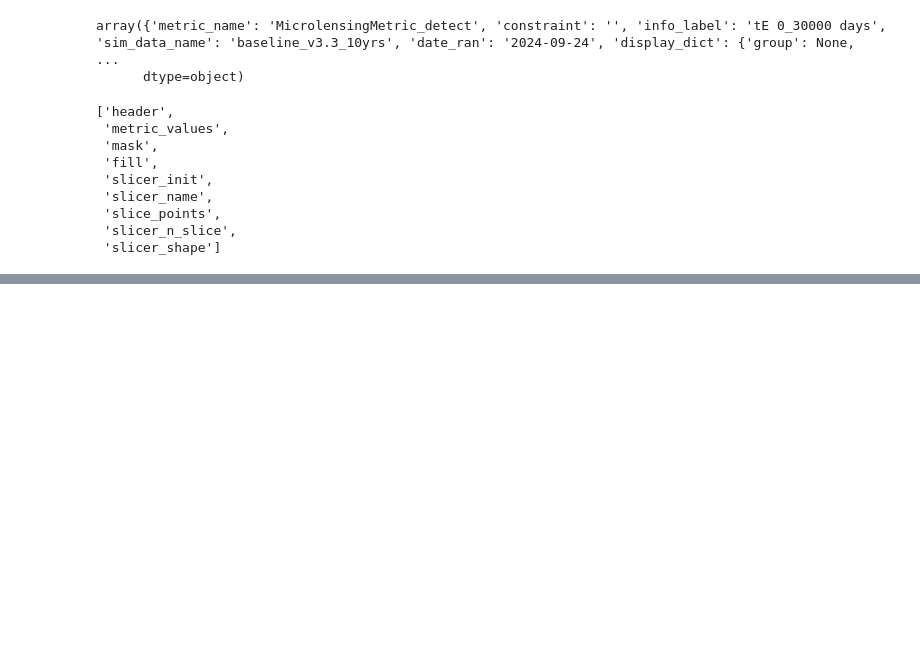
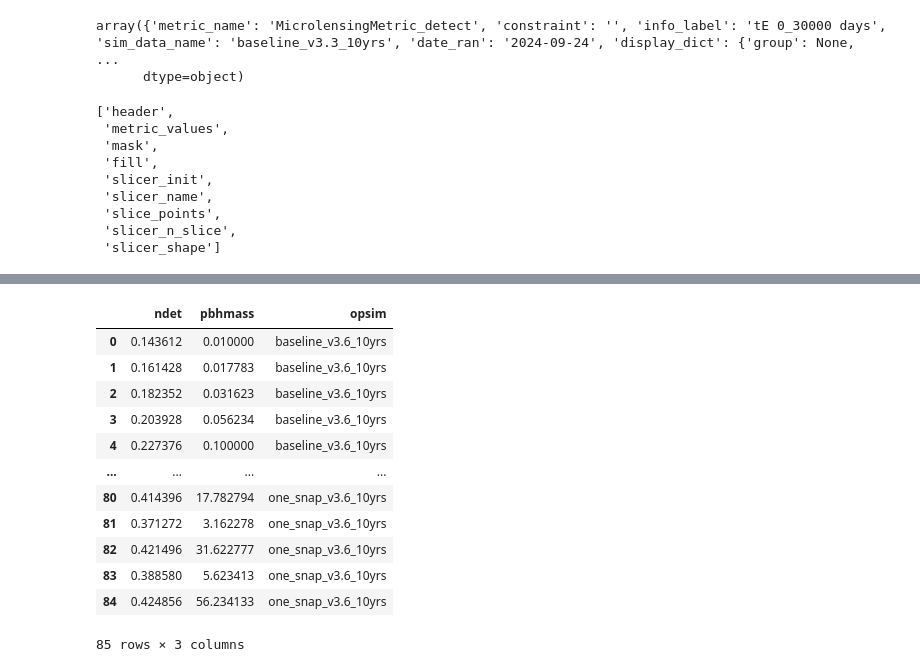
Before and after one commit to duncanwood/rubinsim-ml, a Jupyter notebook: notebooks/2024-09-30 making events.ipynb, the cells around one changed output, grey strips where cells are left out. Saved outputs shown, nothing was run; the diff lists cells and outputs as text; code cells hidden in the pictures; blank space fills up the shorter version.

```diff
--- a/notebooks/2024-09-30 making events.ipynb
+++ b/notebooks/2024-09-30 making events.ipynb
@@ -115,0 +452,16 @@ data['metric_values'].shape
+# %%
+det_df
+# %% [output]
+|  | ndet | pbhmass | opsim |
+| 0 | 0.143612 | 0.010000 | baseline_v3.6_10yrs |
+| 1 | 0.161428 | 0.017783 | baseline_v3.6_10yrs |
+| 2 | 0.182352 | 0.031623 | baseline_v3.6_10yrs |
+| 3 | 0.203928 | 0.056234 | baseline_v3.6_10yrs |
+| 4 | 0.227376 | 0.100000 | baseline_v3.6_10yrs |
+| ... | ... | ... | ... |
+| 80 | 0.414396 | 17.782794 | one_snap_v3.6_10yrs |
+| 81 | 0.371272 | 3.162278 | one_snap_v3.6_10yrs |
+| 82 | 0.421496 | 31.622777 | one_snap_v3.6_10yrs |
+| 83 | 0.388580 | 5.623413 | one_snap_v3.6_10yrs |
+| 84 | 0.424856 | 56.234133 | one_snap_v3.6_10yrs |
+85 rows × 3 columns
```
Also changed, not shown: parts of 42 cells of this notebook, 30 other files.
